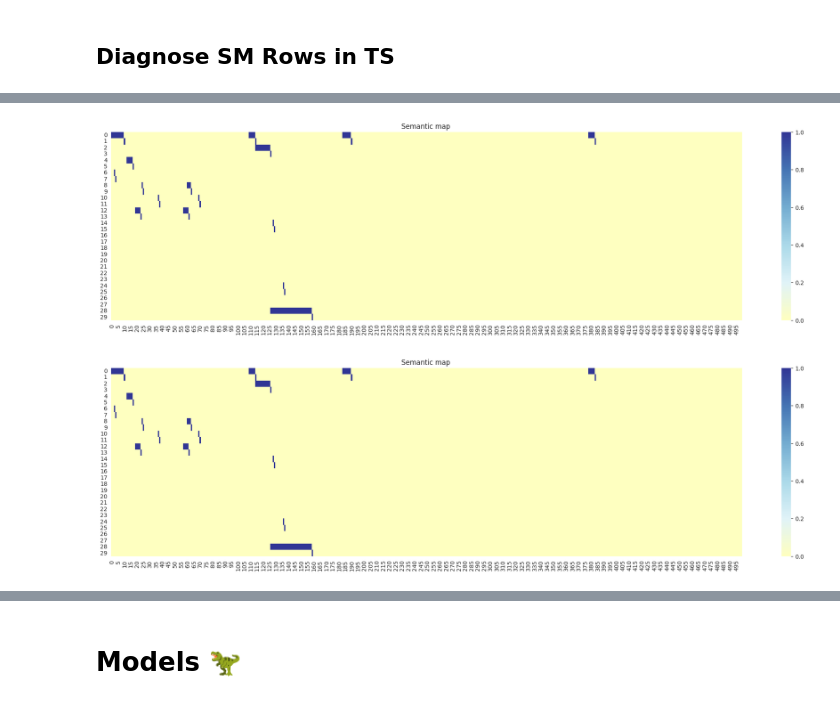
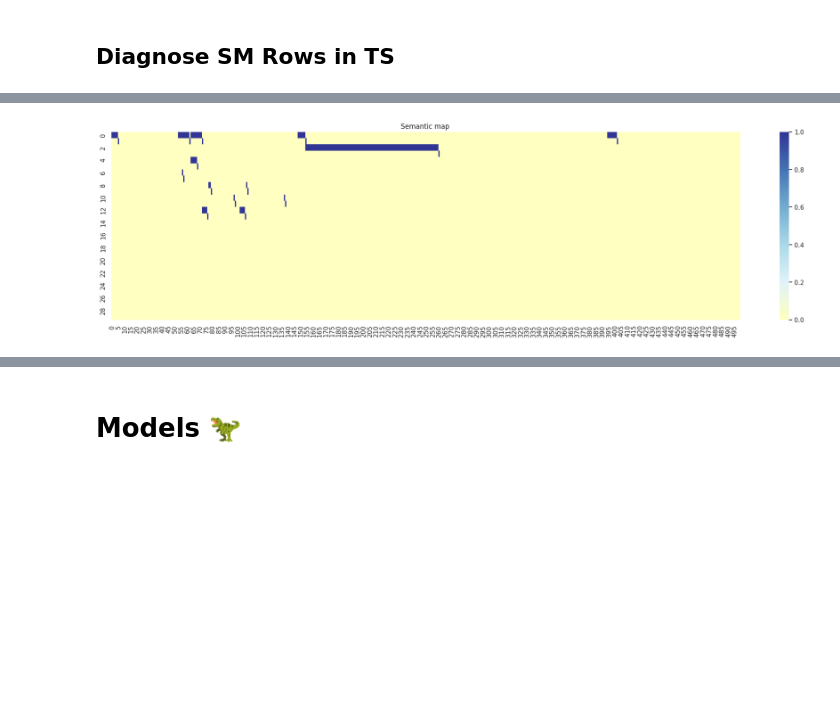
Before and after one commit to LitJane/analyser, a Jupyter notebook: trainsets/retrain_contract_uber_model.ipynb, the cells around one changed output, grey strips where cells are left out. Saved outputs shown, nothing was run; the diff lists cells and outputs as text; code cells hidden in the pictures; blank space fills up the shorter version.

```diff
--- a/trainsets/retrain_contract_uber_model.ipynb
+++ b/trainsets/retrain_contract_uber_model.ipynb
@@ -746,12 +740,12 @@ mlflow.log_param('dataset_len_test', len(test_indices) )
 # %%
-dp = make_xyw('5fe34f62b770574a005553be', stats_valid)
+if DEBUG:
+    dp = make_xyw(stats.index[0], stats_valid)
 
-(emb, tok_f), (sm, subj), (sample_weight, subject_weight) = dp
+    (emb, tok_f), (sm, subj), (sample_weight, subject_weight) = dp
 
-plot_embedding(sm[:500],    title=f'Semantic map ')
+    fig = plot_embedding(sm[:500],    title=f'Semantic map ')
 # %% [output]
-[figure, old version]
+[figure, new version]
-[figure, removed]
 # %%
 
 BATCH_SIZE = 72
```
Also changed, not shown: parts of 27 cells of this notebook, 3 other files.
